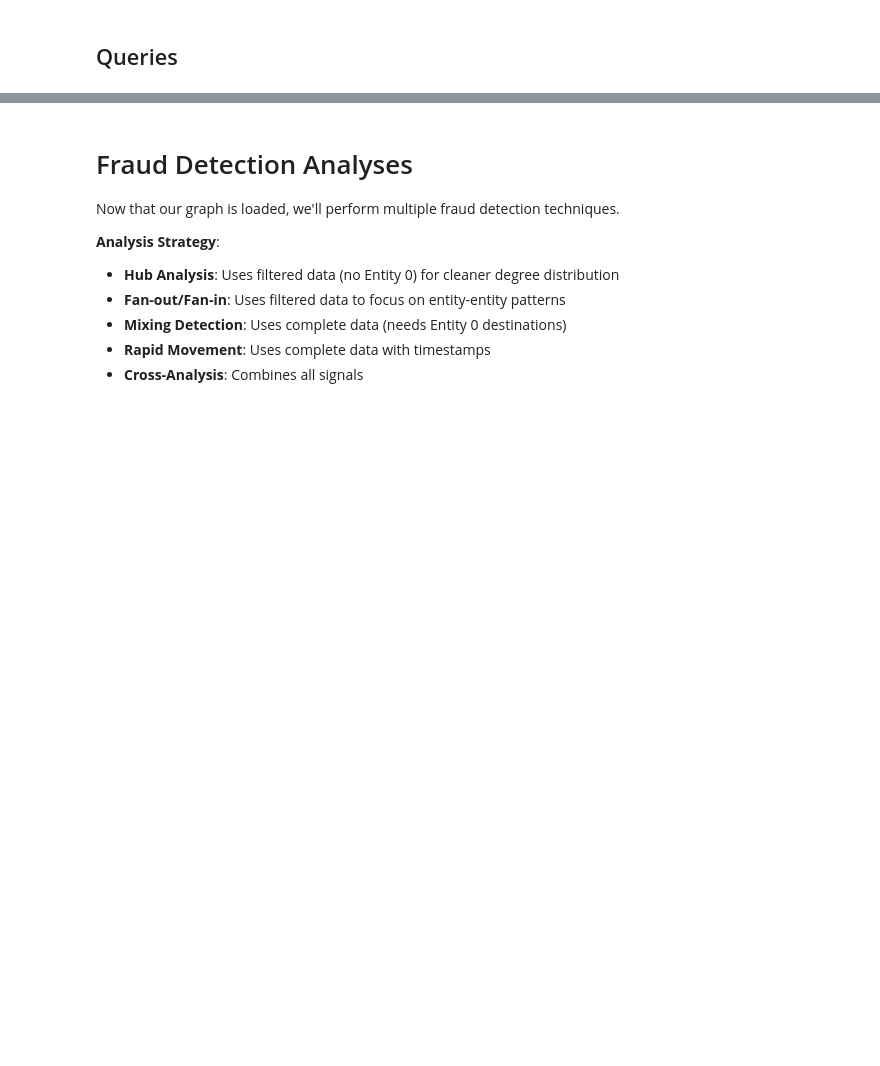
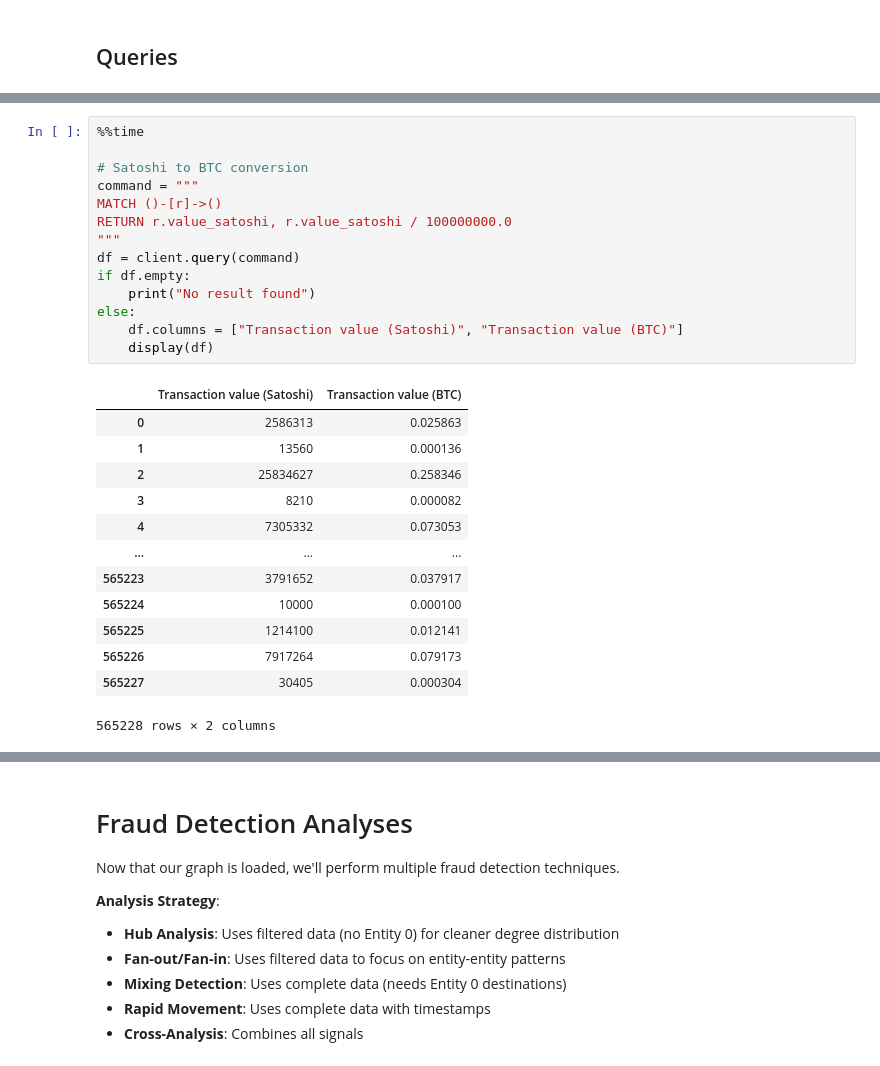
Before and after one commit to turing-db/turingdb-examples, a Jupyter notebook: examples/notebooks/public_version/crypto_orbitaal_fraud_detection.ipynb, the cells around one changed output, grey strips where cells are left out. Cells and saved outputs as stored; diff of their text form; blank space fills up the shorter version.

```diff
--- a/examples/notebooks/public_version/crypto_orbitaal_fraud_detection.ipynb
+++ b/examples/notebooks/public_version/crypto_orbitaal_fraud_detection.ipynb
@@ -984,0 +992,28 @@ Wall time: 29.2 s
+# %%
+%%time
+
+# Satoshi to BTC conversion
+command = """
+MATCH ()-[r]->()
+RETURN r.value_satoshi, r.value_satoshi / 100000000.0
+"""
+df = client.query(command)
+if df.empty:
+    print("No result found")
+else:
+    df.columns = ["Transaction value (Satoshi)", "Transaction value (BTC)"]
+    display(df)
+# %% [output]
+|  | Transaction value (Satoshi) | Transaction value (BTC) |
+| 0 | 2586313 | 0.025863 |
+| 1 | 13560 | 0.000136 |
+| 2 | 25834627 | 0.258346 |
+| 3 | 8210 | 0.000082 |
+| 4 | 7305332 | 0.073053 |
+| ... | ... | ... |
+| 565223 | 3791652 | 0.037917 |
+| 565224 | 10000 | 0.000100 |
+| 565225 | 1214100 | 0.012141 |
+| 565226 | 7917264 | 0.079173 |
+| 565227 | 30405 | 0.000304 |
+565228 rows × 2 columns
```
Also changed, not shown: parts of 26 cells of this notebook.
